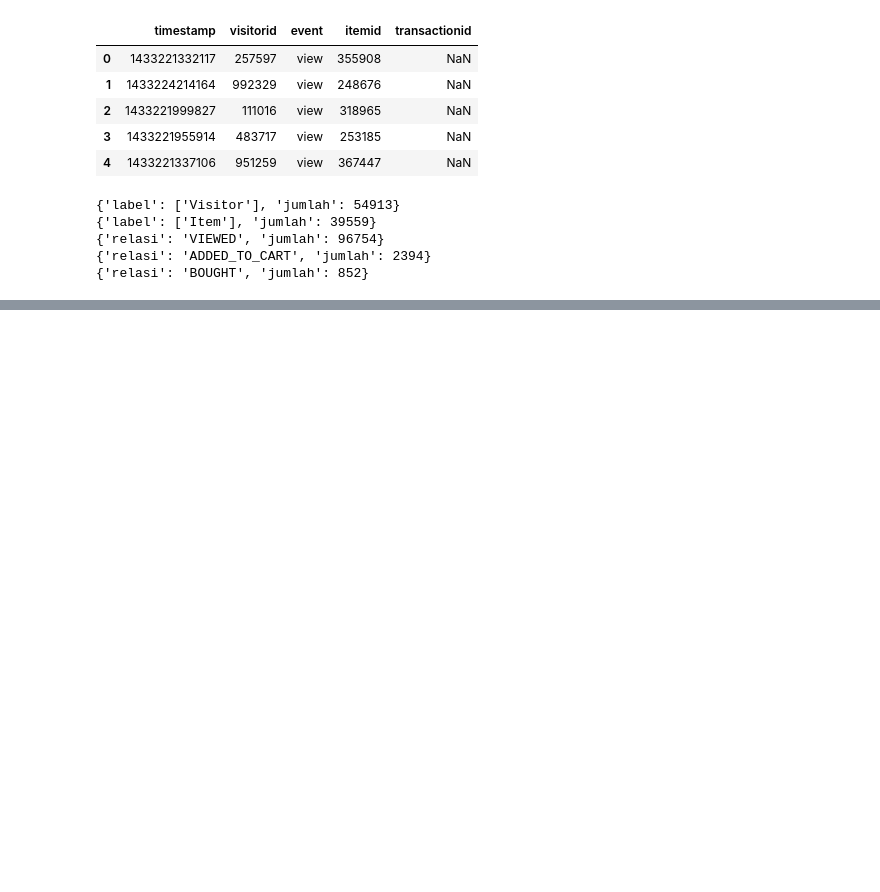
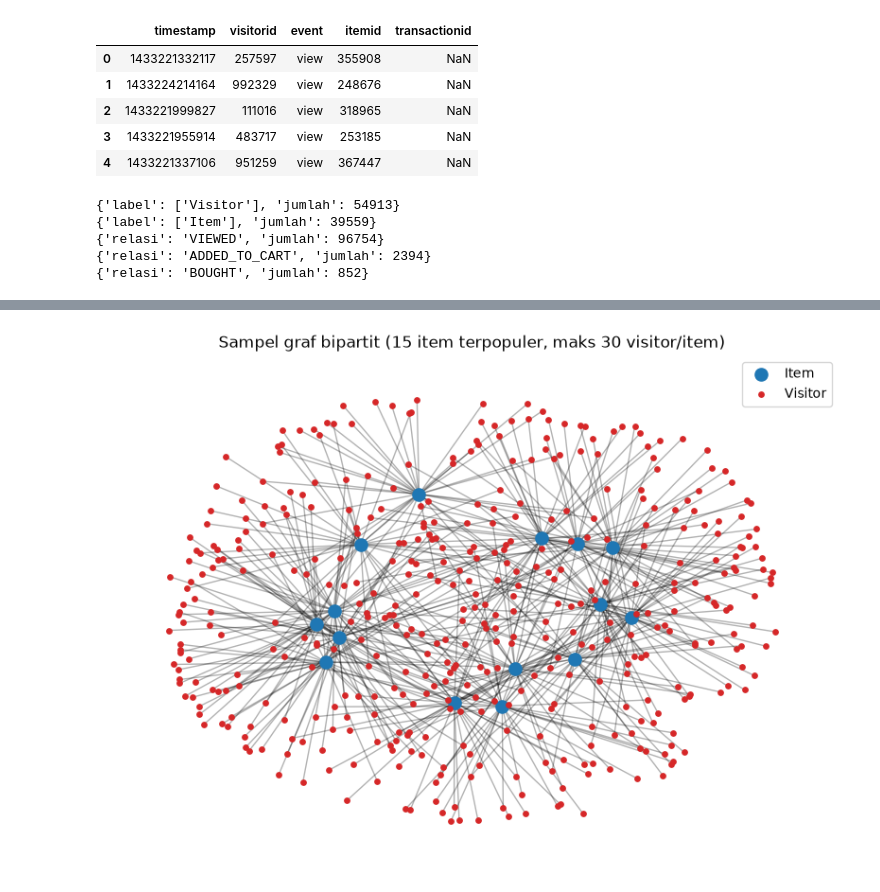
Before and after one commit to nadirazahra09/uts-graf-sains-data, a Jupyter notebook: UTS_GSD.ipynb, the cells around one changed output, grey strips where cells are left out. Saved outputs shown, nothing was run; the diff lists cells and outputs as text; code cells hidden in the pictures; blank space fills up the shorter version.

```diff
--- a/UTS_GSD.ipynb
+++ b/UTS_GSD.ipynb
@@ -105,0 +325,21 @@ for q in (q_nodes, q_rels):
+# %%
+Bt = B.T.tocsr()
+
+top_i = np.argsort(-deg_i)[:15]
+G = nx.Graph()
+for a, ij in enumerate(top_i):
+    us = Bt[ij].indices[:30]
+    for ui in us:
+        G.add_edge(f"I{items[ij]}", f"U{users[ui]}")
+
+item_nodes = [n for n in G if n.startswith("I")]
+user_nodes = [n for n in G if n.startswith("U")]
+pos = nx.spring_layout(G, seed=42, k=0.3)
+plt.figure(figsize=(10, 7))
+nx.draw_networkx_nodes(G, pos, nodelist=item_nodes, node_color="tab:blue", node_size=90, label="Item")
+nx.draw_networkx_nodes(G, pos, nodelist=user_nodes, node_color="tab:red", node_size=15, label="Visitor")
+nx.draw_networkx_edges(G, pos, alpha=0.3)
+plt.legend(); plt.title("Sampel graf bipartit (15 item terpopuler, maks 30 visitor/item)")
+plt.axis("off"); plt.show()
+# %% [output]
+[figure, added]
```
Also changed, not shown: parts of 34 cells of this notebook.
